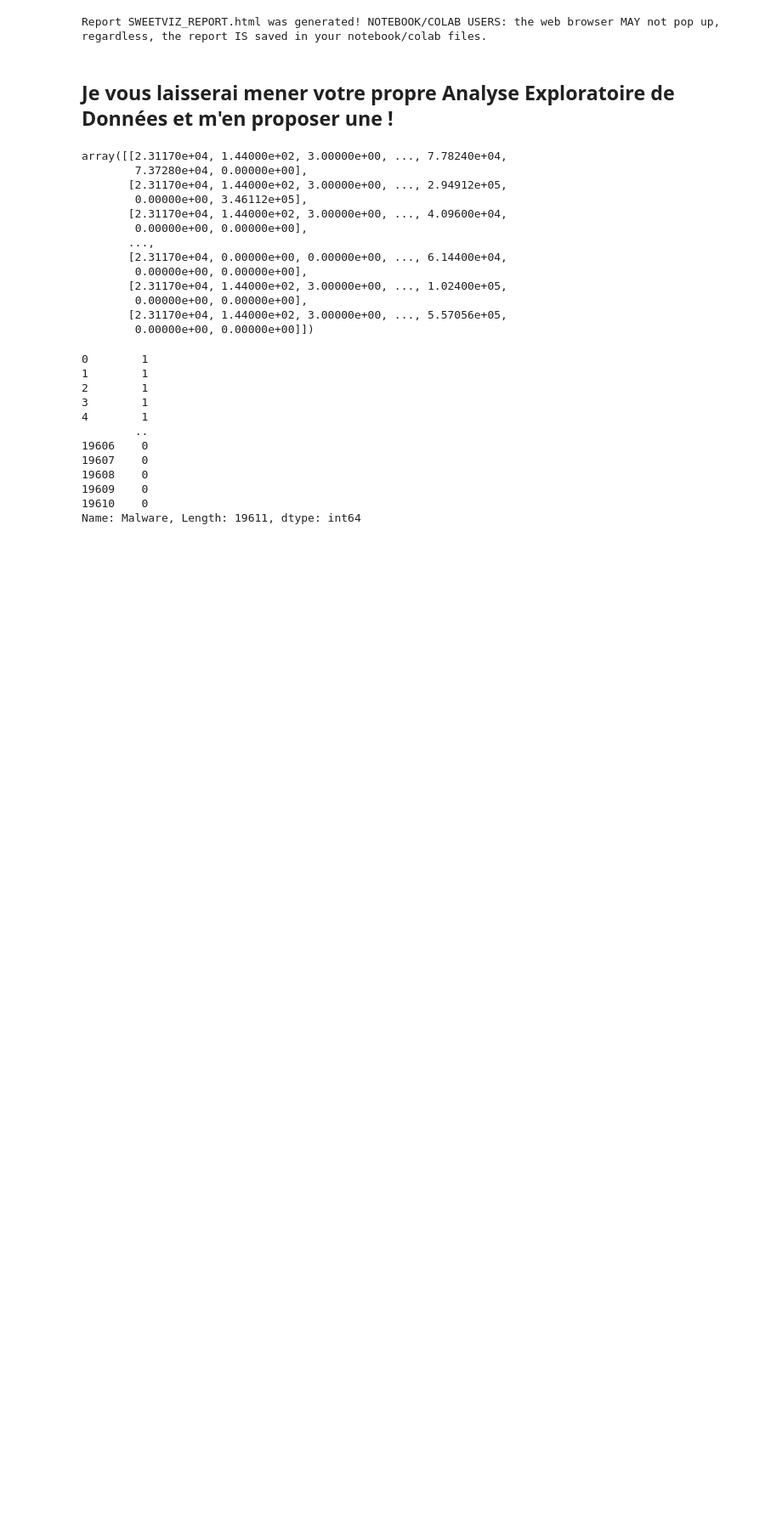
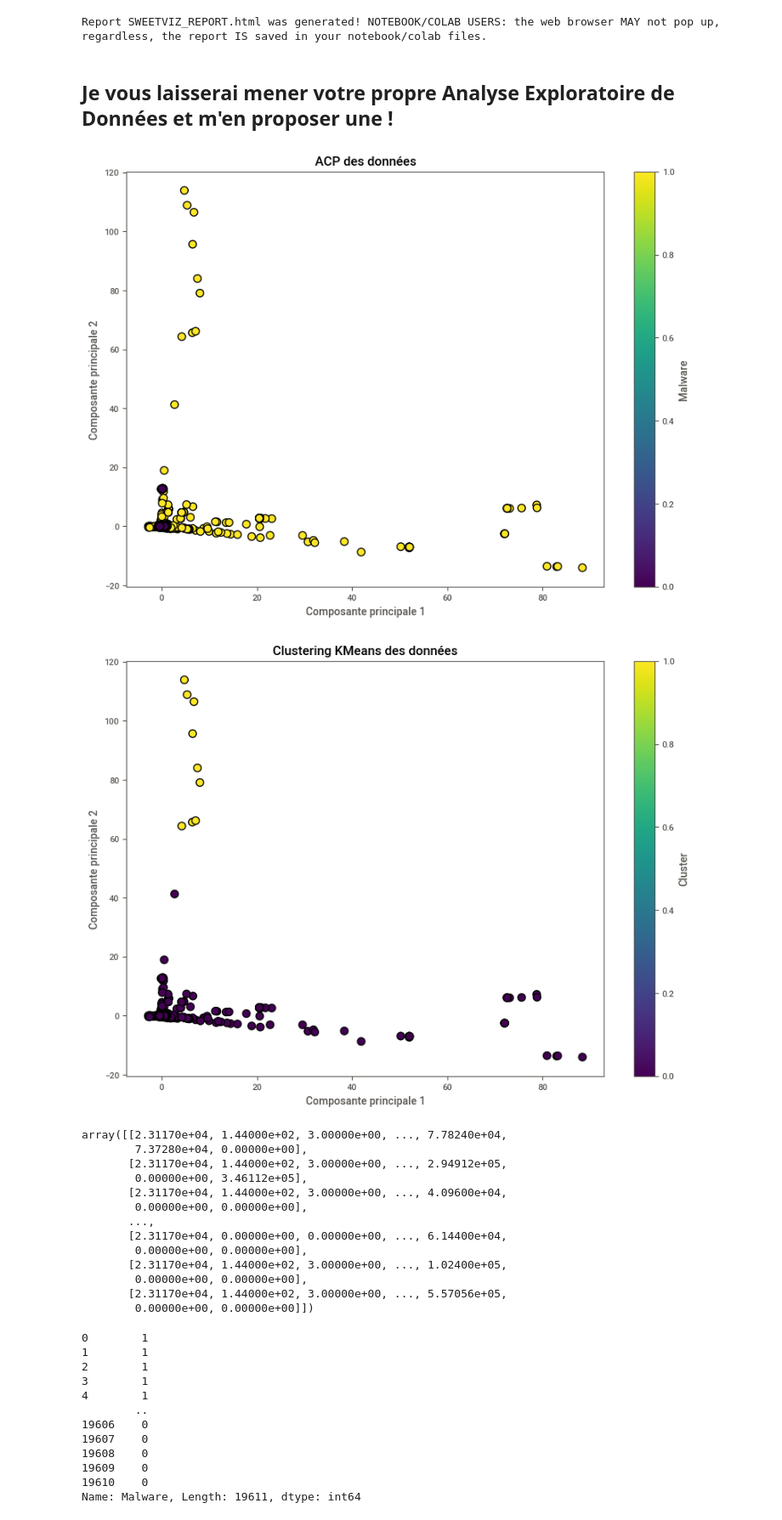
Before and after one commit to maximeabade/ING3, a Jupyter notebook: IA/Detection_malware_XGBoost_NN.ipynb, the cells around one changed output. Shown at 85% size. Saved outputs shown, nothing was run; the diff lists cells and outputs as text; code cells hidden in the pictures; blank space fills up the shorter version.

```diff
--- a/IA/Detection_malware_XGBoost_NN.ipynb
+++ b/IA/Detection_malware_XGBoost_NN.ipynb
@@ -73,6 +60,45 @@ Done! Use 'show' commands to display/save.   |██████████| [1
 Report SWEETVIZ_REPORT.html was generated! NOTEBOOK/COLAB USERS: the web browser MAY not pop up, regardless, the report IS saved in your notebook/colab files.
 # %% [markdown]
 ## Je vous laisserai mener votre propre Analyse Exploratoire de Données et m'en proposer une !
+# %%
+from sklearn.decomposition import PCA
+from sklearn.preprocessing import StandardScaler
+from sklearn.cluster import KMeans
+
+# Standardisation des données
+X = df.drop(["Name", "Malware"], axis=1).to_numpy()  # Ensure X is defined
+y = df["Malware"]  # Ensure y is defined
+scaler = StandardScaler()
+X_scaled = scaler.fit_transform(X)
+
+# Analyse en composantes principales (ACP)
+pca = PCA(n_components=2)
+X_pca = pca.fit_transform(X_scaled)
+
+# Affichage des résultats de l'ACP
+plt.figure(figsize=(10, 7))
+plt.scatter(X_pca[:, 0], X_pca[:, 1], c=y, cmap='viridis', edgecolor='k', s=50)
+plt.xlabel('Composante principale 1')
+plt.ylabel('Composante principale 2')
+plt.title('ACP des données')
+plt.colorbar(label='Malware')
+plt.show()
+
+# Clustering avec KMeans
+kmeans = KMeans(n_clusters=2, random_state=42)
+clusters = kmeans.fit_predict(X_scaled)
+
+# Affichage des résultats du clustering
+plt.figure(figsize=(10, 7))
+plt.scatter(X_pca[:, 0], X_pca[:, 1], c=clusters, cmap='viridis', edgecolor='k', s=50)
+plt.xlabel('Composante principale 1')
+plt.ylabel('Composante principale 2')
+plt.title('Clustering KMeans des données')
+plt.colorbar(label='Cluster')
+plt.show()
+# %% [output]
+[figure, added]
+[figure, added]
 # %%
 y = df["Malware"]
 X = df.drop(["Name", "Malware"], axis=1).to_numpy()
```
Also changed, not shown: parts of 10 cells of this notebook, 1 other file.
